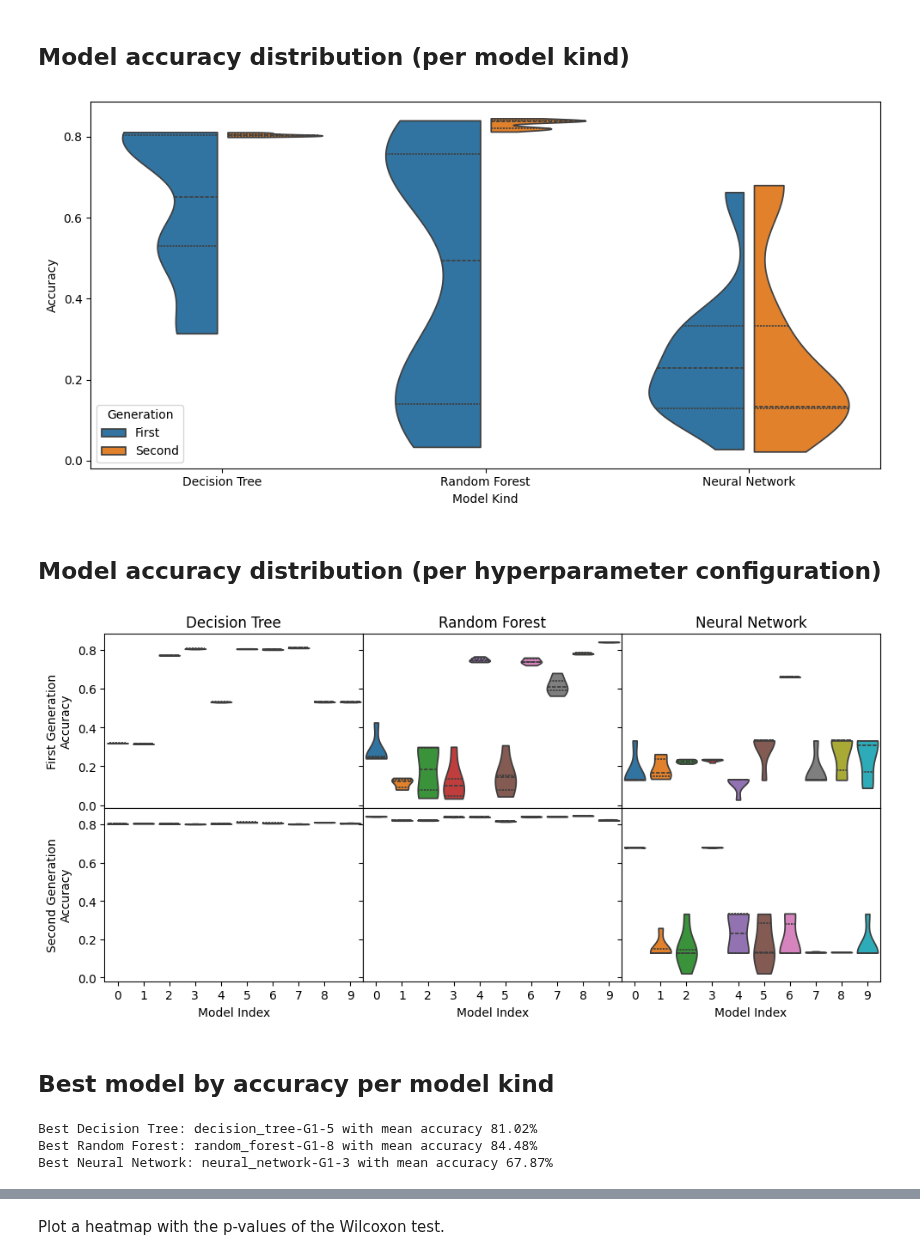
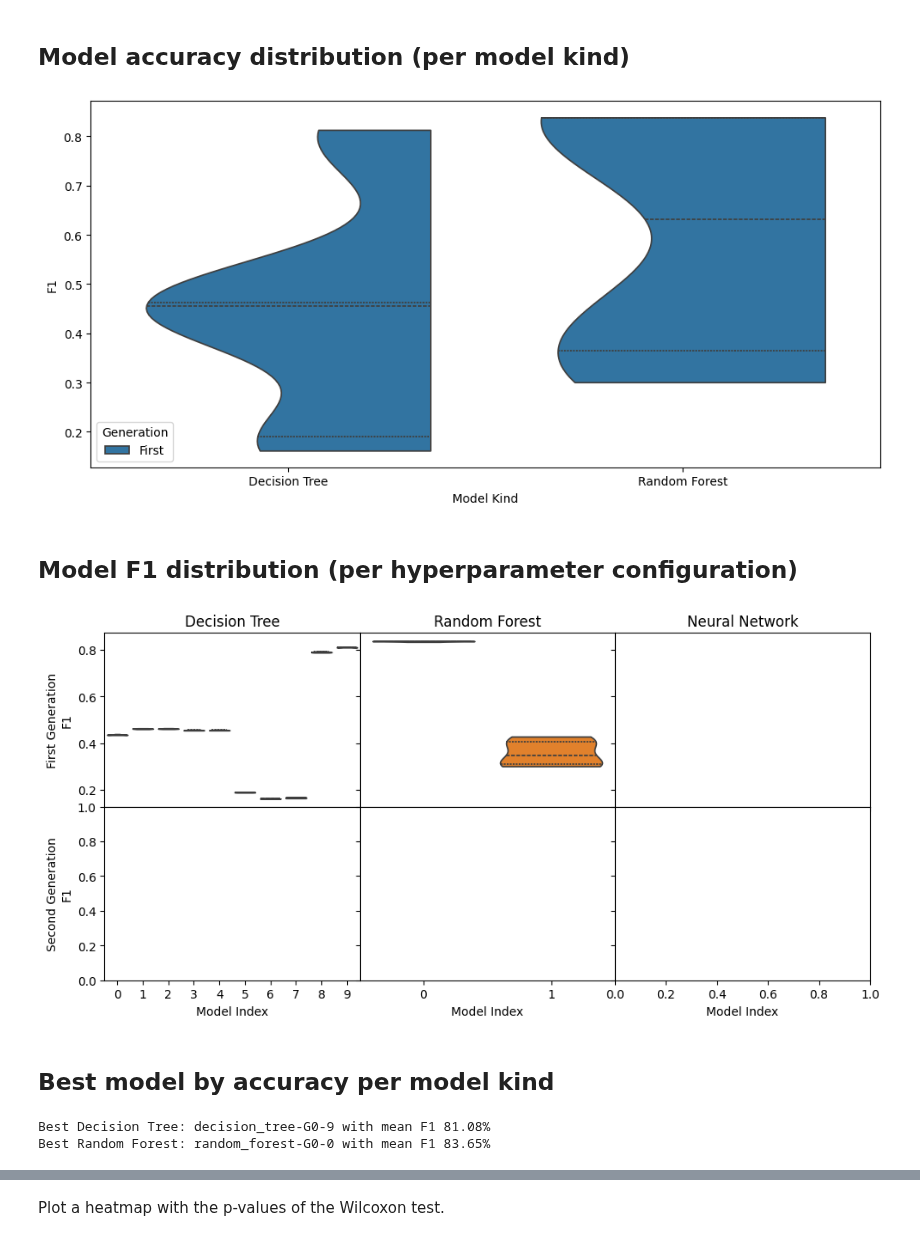
Before and after one commit to Etto48/DataMiningProject, a Jupyter notebook: src/notebooks/selection_results.ipynb, the cells around one changed output, grey strips where cells are left out. Saved outputs shown, nothing was run; the diff lists cells and outputs as text; code cells hidden in the pictures.

```diff
--- a/src/notebooks/selection_results.ipynb
+++ b/src/notebooks/selection_results.ipynb
@@ -18,38 +23,38 @@ results_indices = get_results_indices(search_results)
 ## Model accuracy distribution (per model kind)
 # %%
 
-violin_plot_data = pd.DataFrame(columns=["accuracy", "model_kind", "generation"])
+violin_plot_data = pd.DataFrame(columns=["f1", "model_kind", "generation"])
 generations = ["First", "Second"]
 for i, index in enumerate(results_indices):
     gen, model_kind, model_id = index
     result = search_results[gen][model_kind][model_id]
-    accuracies = np.array(result[1])
-    mean = np.mean(accuracies)
-    std = np.std(accuracies)
-    for accuracy in accuracies:
-        violin_plot_data.loc[len(violin_plot_data)] = [accuracy, BEAUTIFUL_NAMES[model_kind], generations[gen]]
+    f1s = np.array(result[1])
+    mean = np.mean(f1s)
+    std = np.std(f1s)
+    for f1 in f1s:
+        violin_plot_data.loc[len(violin_plot_data)] = [f1, BEAUTIFUL_NAMES[model_kind], generations[gen]]
 # %%
 fig = plt.figure(figsize=(10, 5))
 violin_plot_args = {
     "data": violin_plot_data,
     "x": "model_kind",
     "hue": "generation",
     "split": True,
     "gap": 0.1,
     "density_norm": "width",
     "inner": "quartile",
     "cut": 0
 }
-sns.violinplot(y="accuracy", **violin_plot_args)
-plt.ylabel("Accuracy")
+sns.violinplot(y="f1", **violin_plot_args)
+plt.ylabel("F1")
 plt.xlabel("Model Kind")
 plt.legend(title="Generation", loc='lower left')
 plt.tight_layout()
 plt.savefig(f"{PAPER_IMAGES}/accuracy_distribution.png")
 plt.show()
 # %% [output]
-[figure, old version]
+[figure, new version]
 # %% [markdown]
-## Model accuracy distribution (per hyperparameter configuration)
+## Model F1 distribution (per hyperparameter configuration)
 # %%
 kind_to_id = {kind: id for id, kind in enumerate(BEAUTIFUL_NAMES.keys())}
@@ -64,7 +69,7 @@ for i, index in enumerate(results_indices):
 fig, axs = plt.subplots(2, 3, figsize=(10, 5), sharey="row", sharex="col", gridspec_kw={"hspace": 0, "wspace": 0, })
 violin_plot_args = {
     "x": "hyperparameters",
-    "y": "accuracy",
+    "y": "f1",
     "hue": "hyperparameters",
     "density_norm": "width",
     "inner": "quartiles",
@@ -75,12 +80,12 @@ for i, (_, model_kind) in enumerate(BEAUTIFUL_NAMES.items()):
     sns.violinplot(data=violin_plot_data[0][i], ax=axs[0,i], **violin_plot_args)
     axs[0,i].set_xlabel(None)
     if i == 0:
-        axs[0,i].set_ylabel("First Generation\nAccuracy")
+        axs[0,i].set_ylabel("First Generation\nF1")
     else:
         axs[0,i].set_ylabel(None)
     sns.violinplot(data=violin_plot_data[1][i], ax=axs[1,i], **violin_plot_args)
     if i == 0:
-        axs[1,i].set_ylabel("Second Generation\nAccuracy")
+        axs[1,i].set_ylabel("Second Generation\nF1")
     else:
         axs[1,i].set_ylabel(None)
     axs[1,i].set_xlabel("Model Index")
@@ -88,7 +93,7 @@ plt.tight_layout()
 plt.savefig(f"{PAPER_IMAGES}/model_selection.png")
 plt.show()
 # %% [output]
-[figure, old version]
+[figure, new version]
 # %% [markdown]
 ## Best model by accuracy per model kind
 # %%
@@ -102,9 +107,9 @@ for i, index in enumerate(results_indices):
         best_results[model_kind] = (index, mean)
 
 for model_kind, (index, mean) in best_results.items():
-    print(f"Best {BEAUTIFUL_NAMES[model_kind]}: {model_name_from_index(index)} with mean accuracy {mean*100:.2f}%")
+    print(f"Best {BEAUTIFUL_NAMES[model_kind]}: {model_name_from_index(index)} with mean F1 {mean*100:.2f}%")
 
-table = pd.DataFrame(columns=["Model Name", "Mean Accuracy"])
+table = pd.DataFrame(columns=["Model Name", "Mean F1"])
 for model_kind, (index, mean) in best_results.items():
     table.loc[len(table)] = [model_name_from_index(index), mean]
 
@@ -114,7 +119,7 @@ dataframe_to_latex(
     label="tab:best_model_per_kind",
     formatters={
         "Model Name": lambda x: f"\\texttt{{{x.replace("_", "\\_")}}}",
-        "Mean Accuracy": lambda x: f"{x*100:.2f}\\%"
+        "Mean F1": lambda x: f"{x*100:.2f}\\%"
     },
     columns_format="|X|r|",
     file=f"{PAPER_TABLES}/best_model_per_kind.tex"
@@ -138,7 +143,6 @@ for model_name in table["Model Name"]:
         file=f"{PAPER_TABLES}/hyperparameters_best_{model_kind}.tex"
     )
 # %% [output]
-Best Decision Tree: decision_tree-G1-5 with mean accuracy 81.02%
-Best Random Forest: random_forest-G1-8 with mean accuracy 84.48%
-Best Neural Network: neural_network-G1-3 with mean accuracy 67.87%
+Best Decision Tree: decision_tree-G0-9 with mean F1 81.08%
+Best Random Forest: random_forest-G0-0 with mean F1 83.65%
 # %% [markdown]
```
Also changed, not shown: parts of 5 cells of this notebook, 9 other files.
